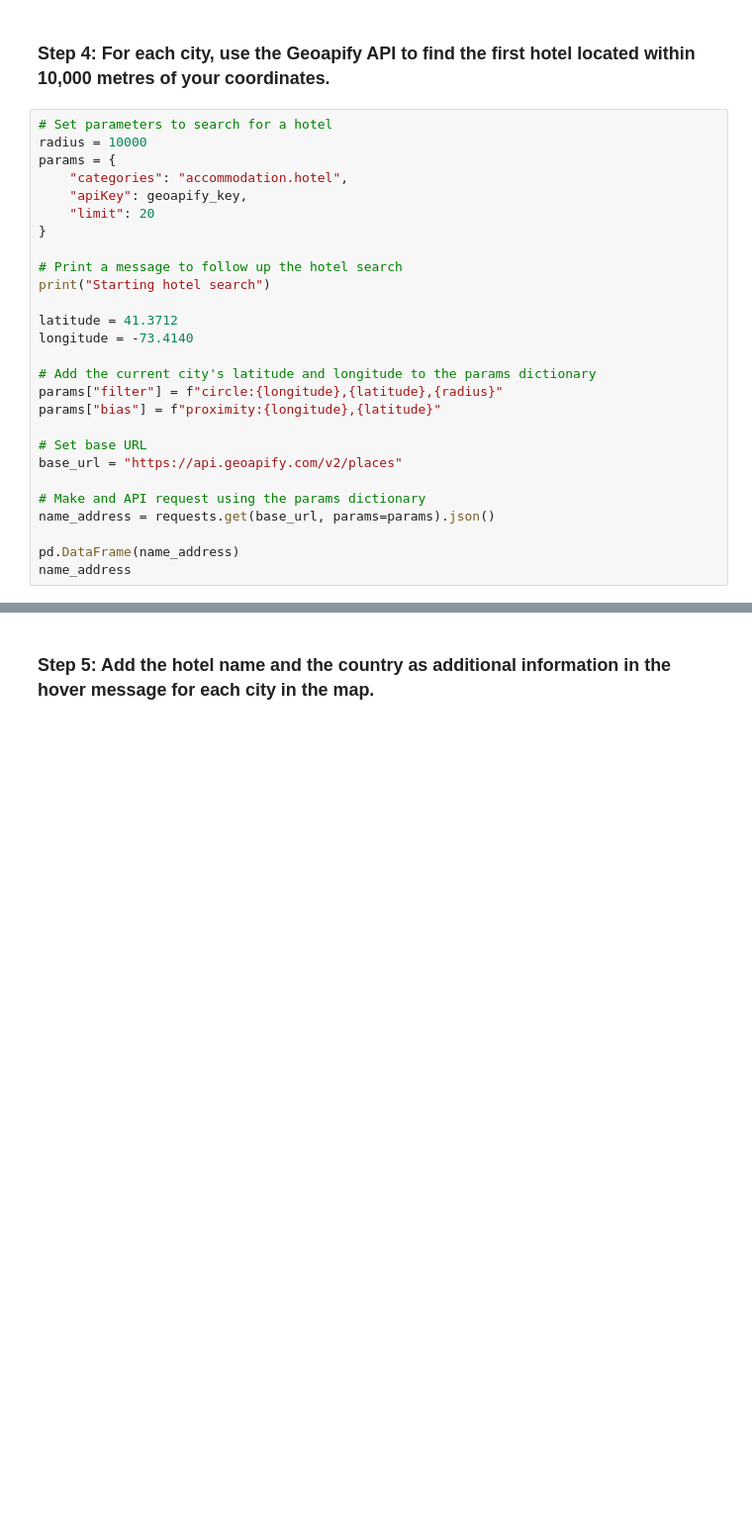
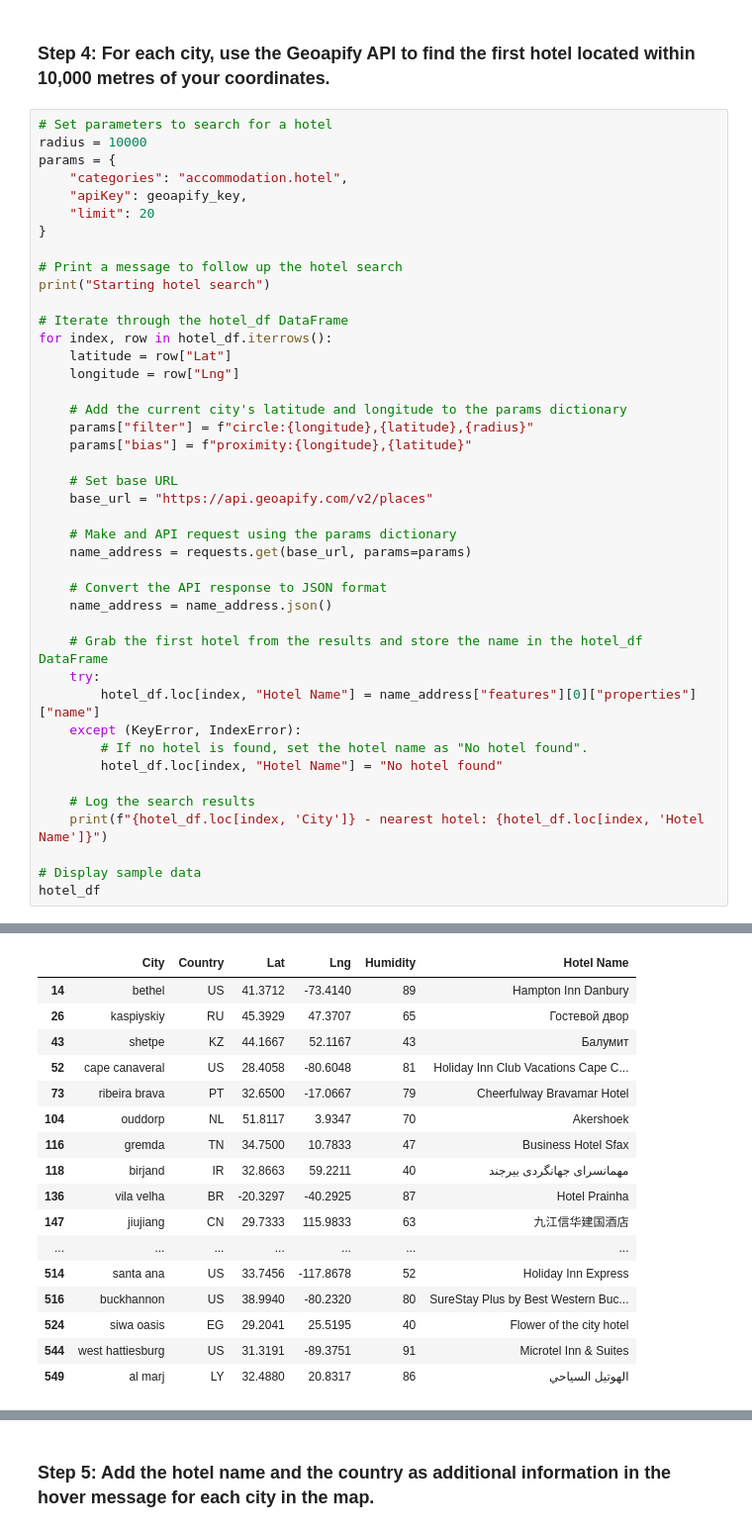
Before and after one commit to drew-billington/python-api-challenge, a Jupyter notebook: WeatherPy/VacationPy.ipynb, the cells around one changed output, grey strips where cells are left out. Shown at 99% size. Saved outputs shown, nothing was run; the diff lists cells and outputs as text; blank space fills up the shorter version.

Commit message:
VacationPy complete, final push

```diff
--- a/WeatherPy/VacationPy.ipynb
+++ b/WeatherPy/VacationPy.ipynb
@@ -124,20 +124,35 @@ params = {
 # Print a message to follow up the hotel search
 print("Starting hotel search")
 
-latitude = 41.3712
-longitude = -73.4140
+# Iterate through the hotel_df DataFrame
+for index, row in hotel_df.iterrows():
+    latitude = row["Lat"]
+    longitude = row["Lng"]
 
-# Add the current city's latitude and longitude to the params dictionary
-params["filter"] = f"circle:{longitude},{latitude},{radius}"
-params["bias"] = f"proximity:{longitude},{latitude}"
+    # Add the current city's latitude and longitude to the params dictionary
+    params["filter"] = f"circle:{longitude},{latitude},{radius}"
+    params["bias"] = f"proximity:{longitude},{latitude}"
 
-# Set base URL
-base_url = "https://api.geoapify.com/v2/places"
+    # Set base URL
+    base_url = "https://api.geoapify.com/v2/places"
 
-# Make and API request using the params dictionary
-name_address = requests.get(base_url, params=params).json()
+    # Make and API request using the params dictionary
+    name_address = requests.get(base_url, params=params)
 
-pd.DataFrame(name_address)
-name_address
+    # Convert the API response to JSON format
+    name_address = name_address.json()
+
+    # Grab the first hotel from the results and store the name in the hotel_df DataFrame
+    try:
+        hotel_df.loc[index, "Hotel Name"] = name_address["features"][0]["properties"]["name"]
+    except (KeyError, IndexError):
+        # If no hotel is found, set the hotel name as "No hotel found".
+        hotel_df.loc[index, "Hotel Name"] = "No hotel found"
+
+    # Log the search results
+    print(f"{hotel_df.loc[index, 'City']} - nearest hotel: {hotel_df.loc[index, 'Hotel Name']}")
+
+# Display sample data
+hotel_df
 # %% [output]
 Starting hotel search
@@ -160,0 +175,17 @@ Starting hotel search
+|  | City | Country | Lat | Lng | Humidity | Hotel Name |
+| 14 | bethel | US | 41.3712 | -73.4140 | 89 | Hampton Inn Danbury |
+| 26 | kaspiyskiy | RU | 45.3929 | 47.3707 | 65 | Гостевой двор |
+| 43 | shetpe | KZ | 44.1667 | 52.1167 | 43 | Балумит |
+| 52 | cape canaveral | US | 28.4058 | -80.6048 | 81 | Holiday Inn Club Vacations Cape C... |
+| 73 | ribeira brava | PT | 32.6500 | -17.0667 | 79 | Cheerfulway Bravamar Hotel |
+| 104 | ouddorp | NL | 51.8117 | 3.9347 | 70 | Akershoek |
+| 116 | gremda | TN | 34.7500 | 10.7833 | 47 | Business Hotel Sfax |
+| 118 | birjand | IR | 32.8663 | 59.2211 | 40 | مهمانسرای جهانگردی بیرجند |
+| 136 | vila velha | BR | -20.3297 | -40.2925 | 87 | Hotel Prainha |
+| 147 | jiujiang | CN | 29.7333 | 115.9833 | 63 | 九江信华建国酒店 |
+| ... | ... | ... | ... | ... | ... | ... |
+| 514 | santa ana | US | 33.7456 | -117.8678 | 52 | Holiday Inn Express |
+| 516 | buckhannon | US | 38.9940 | -80.2320 | 80 | SureStay Plus by Best Western Buc... |
+| 524 | siwa oasis | EG | 29.2041 | 25.5195 | 40 | Flower of the city hotel |
+| 544 | west hattiesburg | US | 31.3191 | -89.3751 | 91 | Microtel Inn & Suites |
+| 549 | al marj | LY | 32.4880 | 20.8317 | 86 | الهوتيل السياحي |
```
Also changed, not shown: parts of 4 cells of this notebook.
